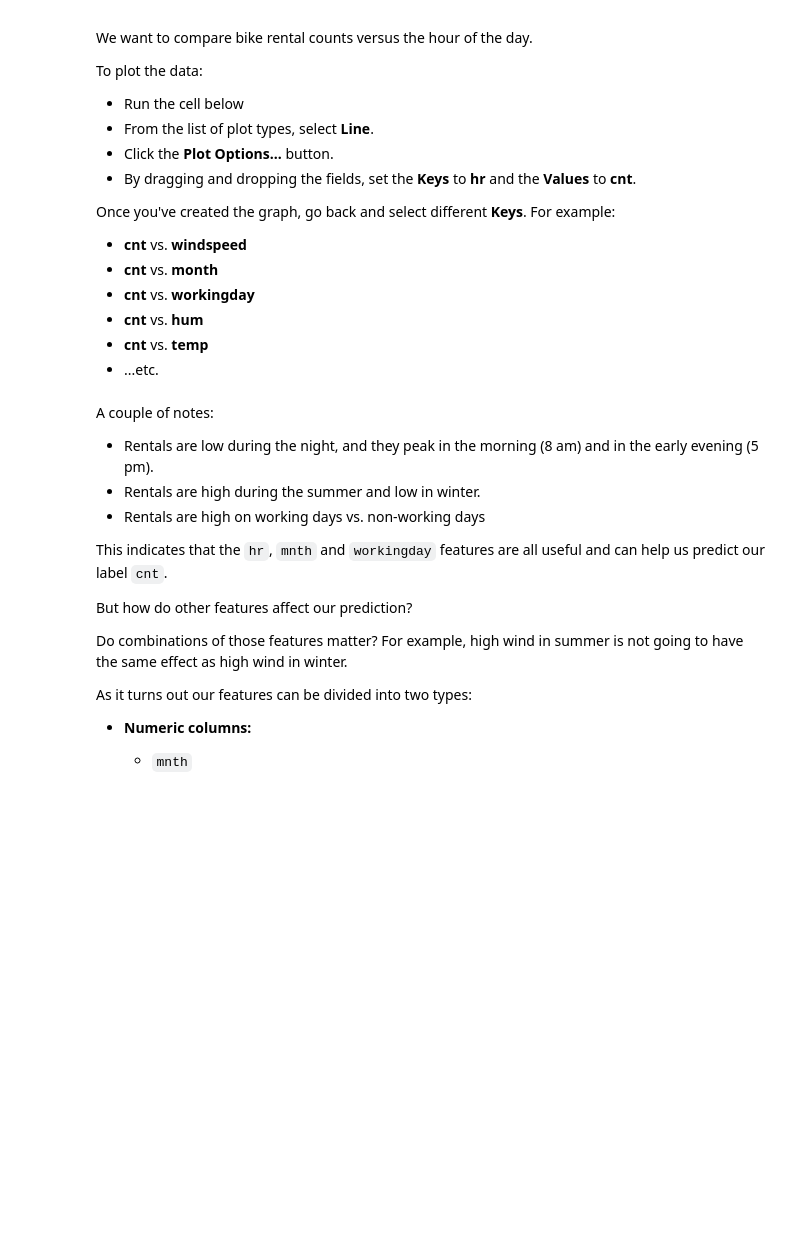
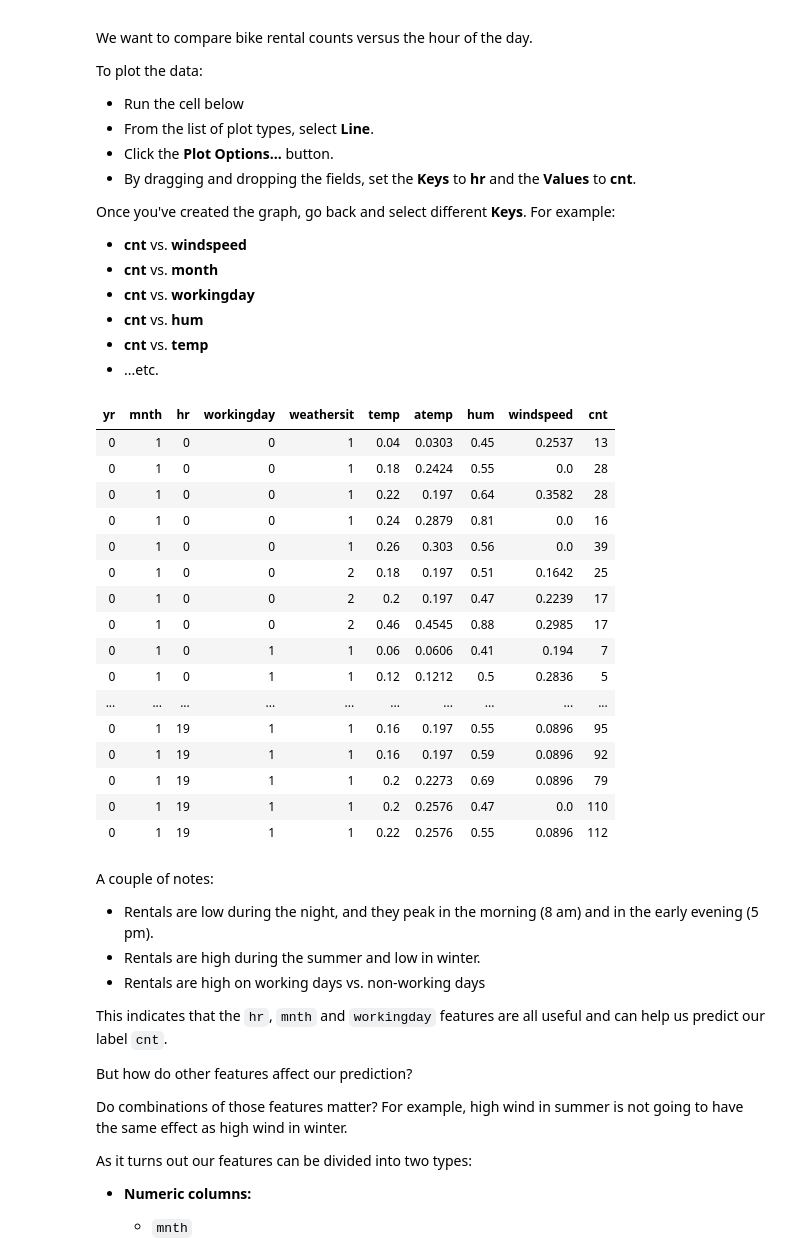
Before and after one commit to Azure/ACE_Azure_ML, a Jupyter notebook: ADB/notebooks/day_1/06_pipeline_demo.ipynb, the cells around one changed output. Cells and saved outputs as stored; diff of their text form; code cells hidden in the pictures; blank space fills up the shorter version.

```diff
--- a/ADB/notebooks/day_1/06_pipeline_demo.ipynb
+++ b/ADB/notebooks/day_1/06_pipeline_demo.ipynb
@@ -131,7 +139,25 @@ Once you've created the graph, go back and select different **Keys**. For exampl
 * **cnt** vs. **temp**
 * ...etc.
 # %%
-display(trainDF.limit(10))
+display(trainDF) #.limit(10))
+# %% [output]
+| yr | mnth | hr | workingday | weathersit | temp | atemp | hum | windspeed | cnt |
+| 0 | 1 | 0 | 0 | 1 | 0.04 | 0.0303 | 0.45 | 0.2537 | 13 |
+| 0 | 1 | 0 | 0 | 1 | 0.18 | 0.2424 | 0.55 | 0.0 | 28 |
+| 0 | 1 | 0 | 0 | 1 | 0.22 | 0.197 | 0.64 | 0.3582 | 28 |
+| 0 | 1 | 0 | 0 | 1 | 0.24 | 0.2879 | 0.81 | 0.0 | 16 |
+| 0 | 1 | 0 | 0 | 1 | 0.26 | 0.303 | 0.56 | 0.0 | 39 |
+| 0 | 1 | 0 | 0 | 2 | 0.18 | 0.197 | 0.51 | 0.1642 | 25 |
+| 0 | 1 | 0 | 0 | 2 | 0.2 | 0.197 | 0.47 | 0.2239 | 17 |
+| 0 | 1 | 0 | 0 | 2 | 0.46 | 0.4545 | 0.88 | 0.2985 | 17 |
+| 0 | 1 | 0 | 1 | 1 | 0.06 | 0.0606 | 0.41 | 0.194 | 7 |
+| 0 | 1 | 0 | 1 | 1 | 0.12 | 0.1212 | 0.5 | 0.2836 | 5 |
+| ... | ... | ... | ... | ... | ... | ... | ... | ... | ... |
+| 0 | 1 | 19 | 1 | 1 | 0.16 | 0.197 | 0.55 | 0.0896 | 95 |
+| 0 | 1 | 19 | 1 | 1 | 0.16 | 0.197 | 0.59 | 0.0896 | 92 |
+| 0 | 1 | 19 | 1 | 1 | 0.2 | 0.2273 | 0.69 | 0.0896 | 79 |
+| 0 | 1 | 19 | 1 | 1 | 0.2 | 0.2576 | 0.47 | 0.0 | 110 |
+| 0 | 1 | 19 | 1 | 1 | 0.22 | 0.2576 | 0.55 | 0.0896 | 112 |
 # %% [markdown]
 A couple of notes:
 * Rentals are low during the night, and they peak in the morning (8 am) and in the early evening (5 pm).
```
Also changed, not shown: parts of 21 cells of this notebook, 16 other files.
